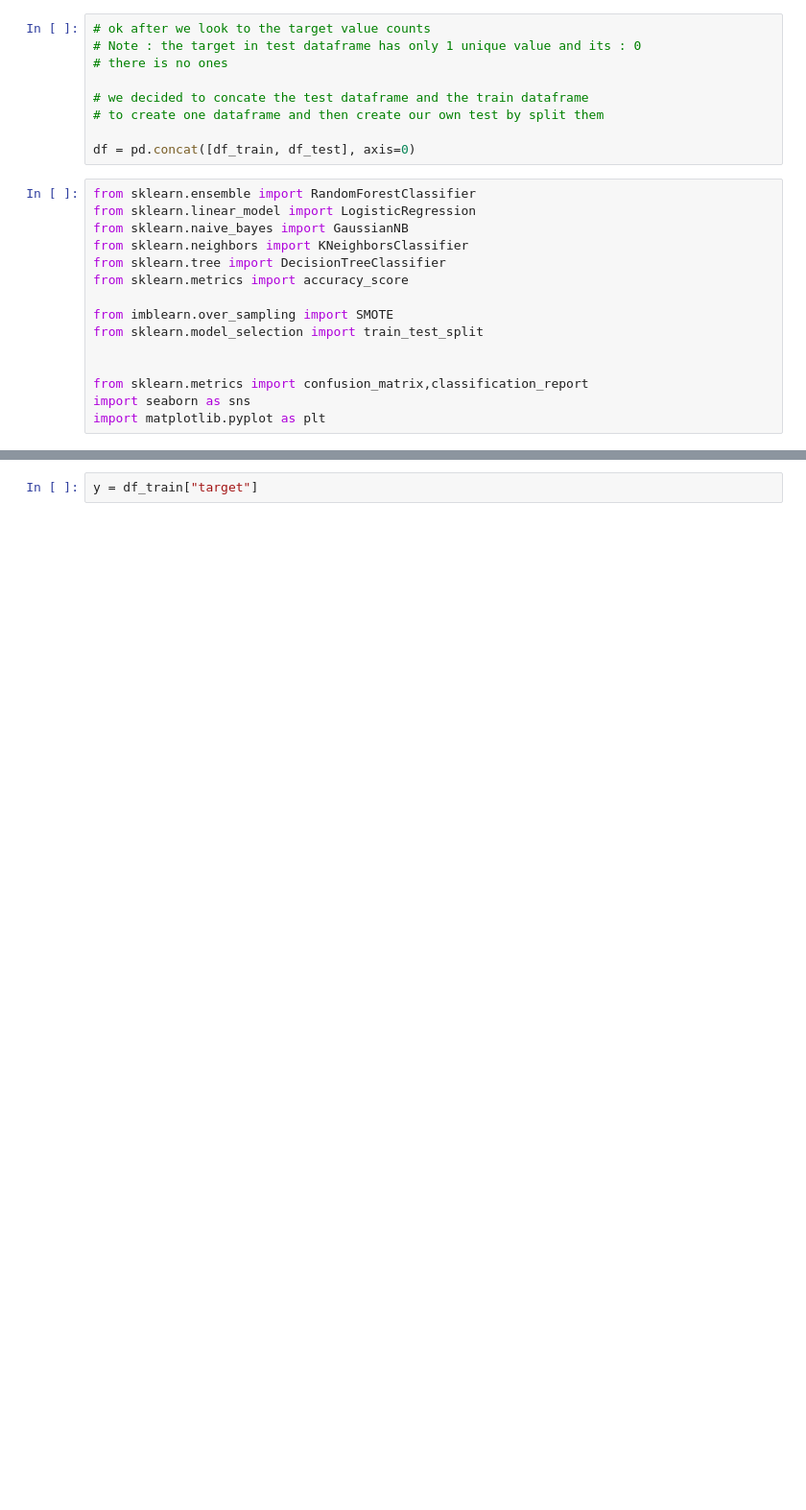
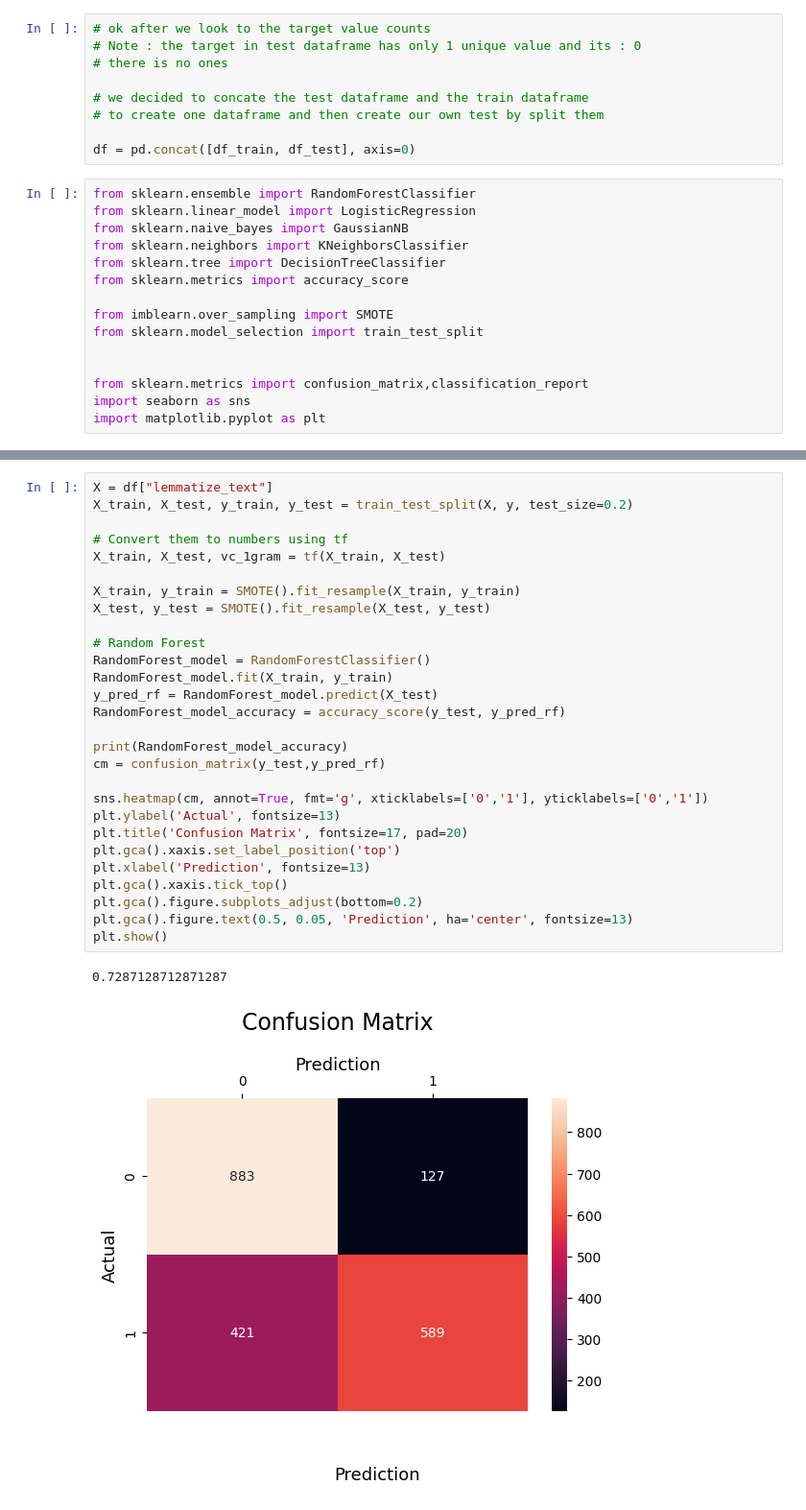
Before and after one commit to ABDULLAHHG/NLP-Twitter-Disaster-Classifier, a Jupyter notebook: NLP Twitter Disaster Classifier.ipynb, the cells around one changed output, grey strips where cells are left out. Shown: that part at 96% size. Saved outputs shown, nothing was run; the diff lists cells and outputs as text; blank space fills up the shorter version.

```diff
--- a/NLP Twitter Disaster Classifier.ipynb
+++ b/NLP Twitter Disaster Classifier.ipynb
@@ -575,3 +587,32 @@ plt.show()
-# %%
-y = df_train["target"]
+# %%
+X = df["lemmatize_text"]
+X_train, X_test, y_train, y_test = train_test_split(X, y, test_size=0.2)
+
+# Convert them to numbers using tf
+X_train, X_test, vc_1gram = tf(X_train, X_test)
+
+X_train, y_train = SMOTE().fit_resample(X_train, y_train)
+X_test, y_test = SMOTE().fit_resample(X_test, y_test)
+
+# Random Forest
+RandomForest_model = RandomForestClassifier()
+RandomForest_model.fit(X_train, y_train)
+y_pred_rf = RandomForest_model.predict(X_test)
+RandomForest_model_accuracy = accuracy_score(y_test, y_pred_rf)
+
+print(RandomForest_model_accuracy)
+cm = confusion_matrix(y_test,y_pred_rf)
+
+sns.heatmap(cm, annot=True, fmt='g', xticklabels=['0','1'], yticklabels=['0','1'])
+plt.ylabel('Actual', fontsize=13)
+plt.title('Confusion Matrix', fontsize=17, pad=20)
+plt.gca().xaxis.set_label_position('top')
+plt.xlabel('Prediction', fontsize=13)
+plt.gca().xaxis.tick_top()
+plt.gca().figure.subplots_adjust(bottom=0.2)
+plt.gca().figure.text(0.5, 0.05, 'Prediction', ha='center', fontsize=13)
+plt.show()
+# %% [output]
+0.7287128712871287
+[figure, added]
 # %%
```
Also changed, not shown: parts of 31 cells of this notebook.
